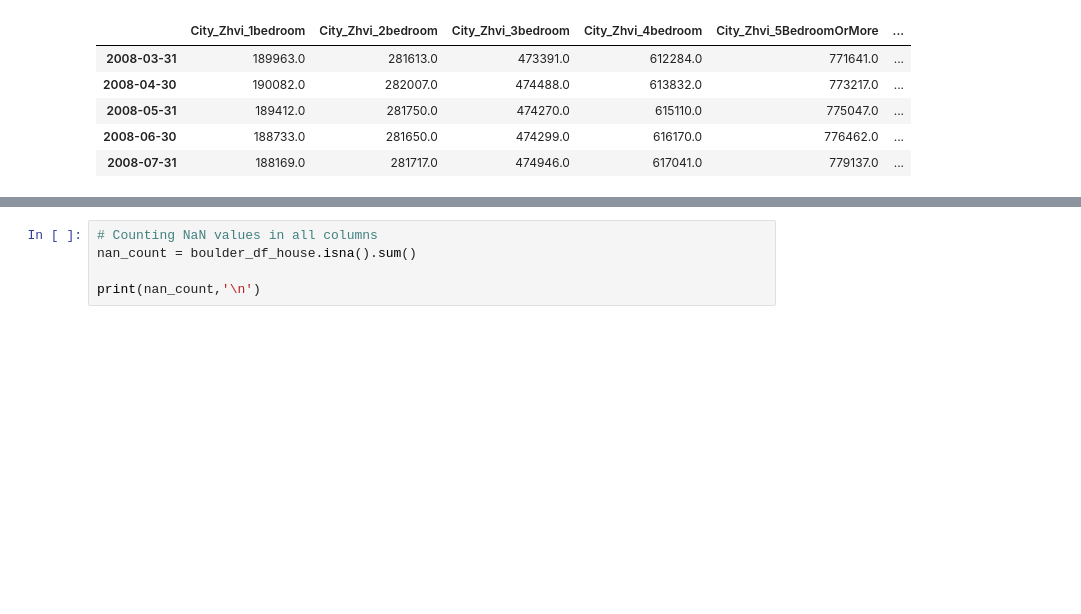
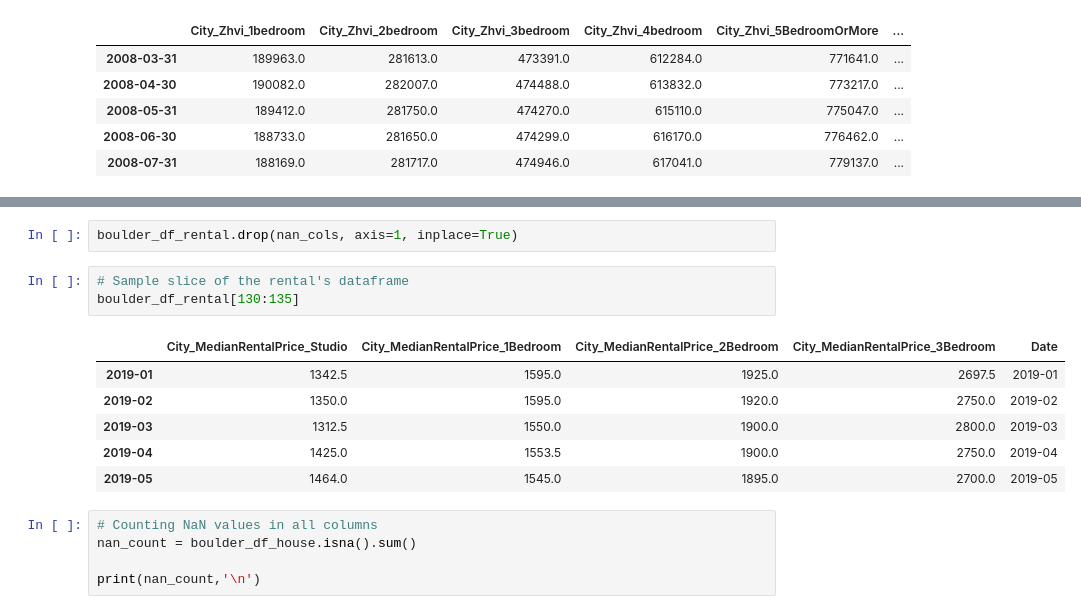
Before and after one commit to SUPERINTIALD/CSCI_4502_5502_Data_Mining_Final_Project, a Jupyter notebook: mineydiney.ipynb, the cells around one changed output, grey strips where cells are left out. Cells and saved outputs as stored; diff of their text form; blank space fills up the shorter version.

```diff
--- a/mineydiney.ipynb
+++ b/mineydiney.ipynb
@@ -397,3 +403,15 @@ dtype: object
+# %%
+boulder_df_rental.drop(nan_cols, axis=1, inplace=True)
+# %%
+# Sample slice of the rental's dataframe
+boulder_df_rental[130:135]
+# %% [output]
+|  | City_MedianRentalPrice_Studio | City_MedianRentalPrice_1Bedroom | City_MedianRentalPrice_2Bedroom | City_MedianRentalPrice_3Bedroom | Date |
+| 2019-01 | 1342.5 | 1595.0 | 1925.0 | 2697.5 | 2019-01 |
+| 2019-02 | 1350.0 | 1595.0 | 1920.0 | 2750.0 | 2019-02 |
+| 2019-03 | 1312.5 | 1550.0 | 1900.0 | 2800.0 | 2019-03 |
+| 2019-04 | 1425.0 | 1553.5 | 1900.0 | 2750.0 | 2019-04 |
+| 2019-05 | 1464.0 | 1545.0 | 1895.0 | 2700.0 | 2019-05 |
 # %%
 # Counting NaN values in all columns
 nan_count = boulder_df_house.isna().sum()
```
Also changed, not shown: parts of 5 cells of this notebook.
